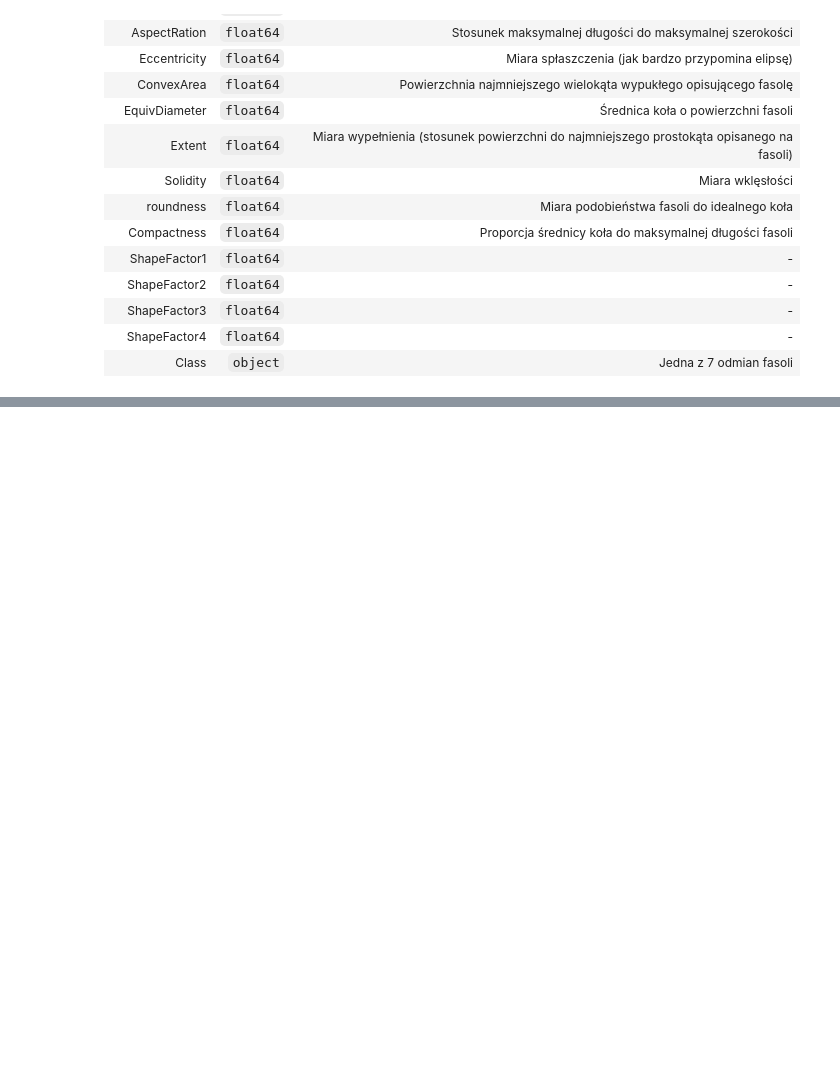
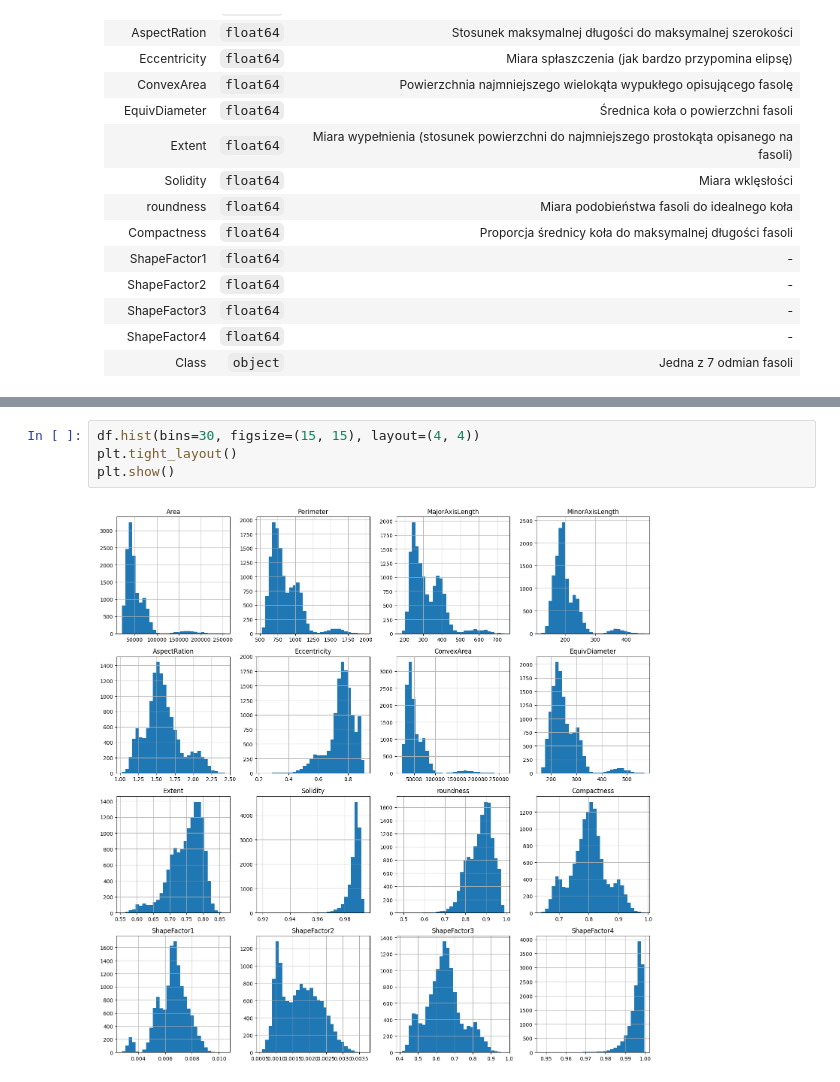
Before and after one commit to Zajecia-na-PWr-LR/lista7-MateuszOlech, a Jupyter notebook: Lista7.ipynb, the cells around one changed output, grey strips where cells are left out. Drawn from its saved outputs; the diff is of its cells as text; blank space fills up the shorter version.

```diff
--- a/Lista7.ipynb
+++ b/Lista7.ipynb
@@ -71,0 +102,6 @@ df.describe()
+# %%
+df.hist(bins=30, figsize=(15, 15), layout=(4, 4))
+plt.tight_layout()
+plt.show()
+# %% [output]
+[figure, added]
```
Also changed, not shown: parts of 7 cells of this notebook.
